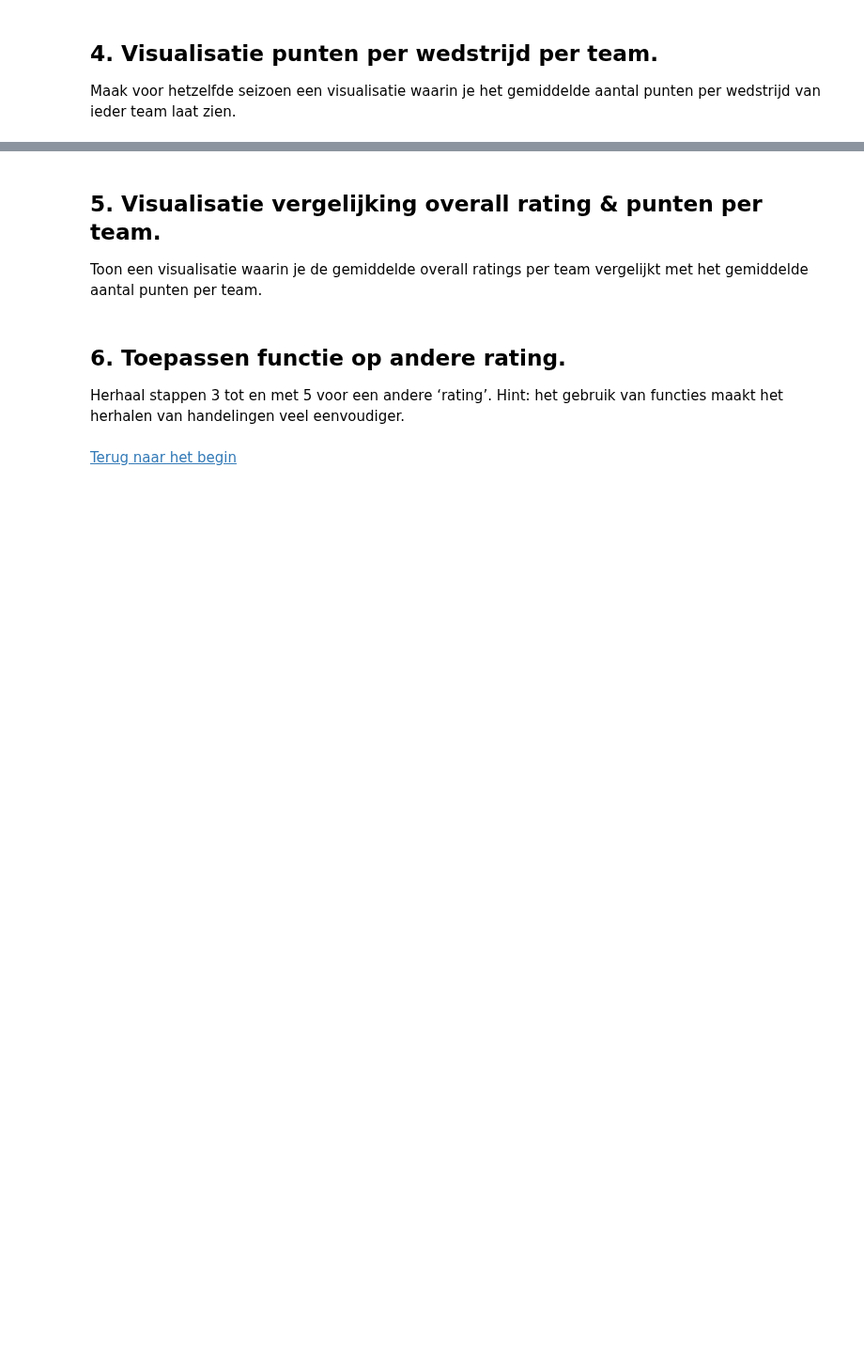
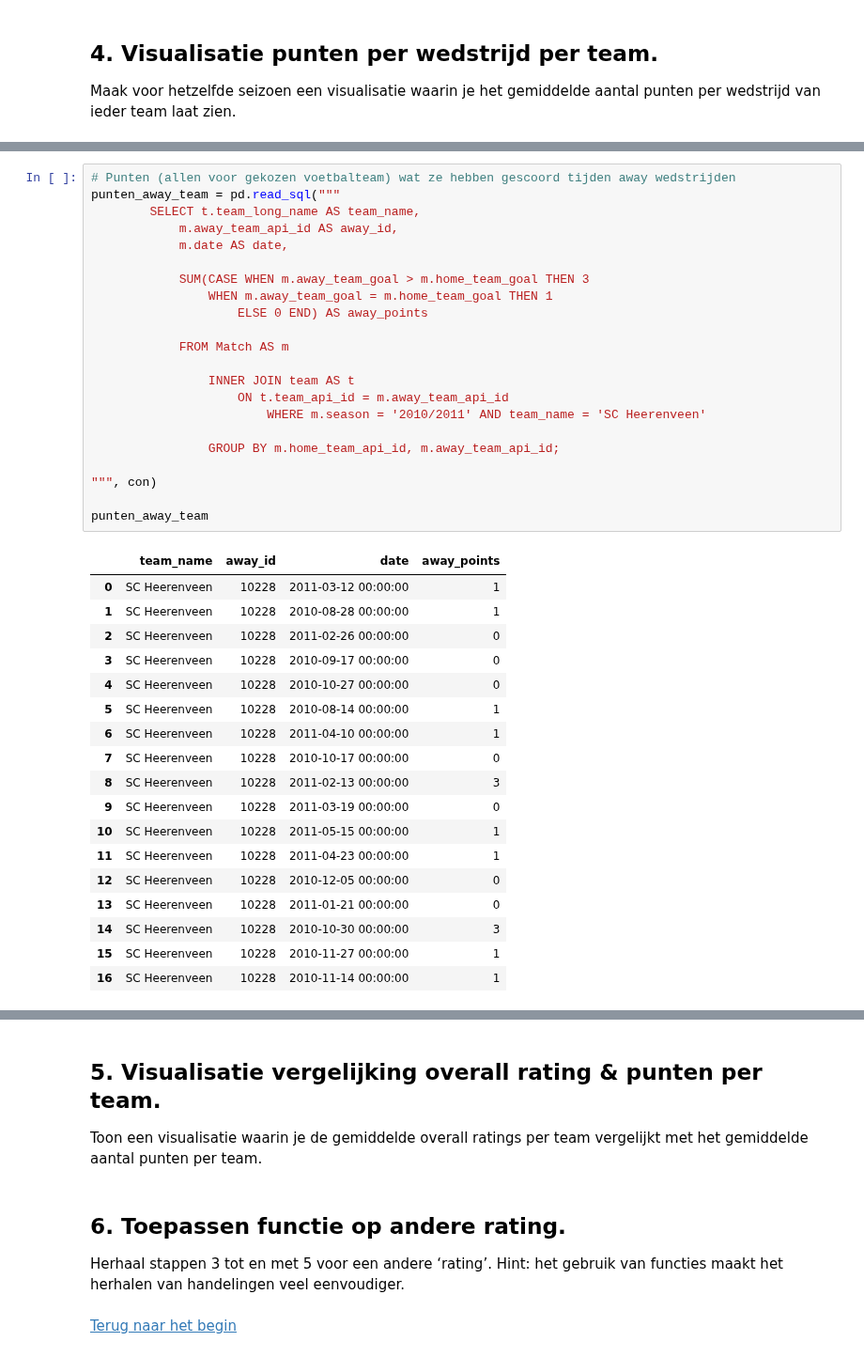
Before and after one commit to BartJeninga/2BDatalab, a Jupyter notebook: DataLab II Main v3.3.ipynb, the cells around one changed output, grey strips where cells are left out. Shown at 94% size. Drawn from its saved outputs; the diff is of its cells as text; blank space fills up the shorter version.

```diff
--- a/DataLab II Main v3.3.ipynb
+++ b/DataLab II Main v3.3.ipynb
@@ -844,0 +857,41 @@ Maak voor hetzelfde seizoen een visualisatie waarin je het gemiddelde aantal pun
+# %%
+# Punten (allen voor gekozen voetbalteam) wat ze hebben gescoord tijden away wedstrijden
+punten_away_team = pd.read_sql("""
+        SELECT t.team_long_name AS team_name,
+            m.away_team_api_id AS away_id,
+            m.date AS date,
+
+            SUM(CASE WHEN m.away_team_goal > m.home_team_goal THEN 3
+                WHEN m.away_team_goal = m.home_team_goal THEN 1
+                    ELSE 0 END) AS away_points
+
+            FROM Match AS m
+
+                INNER JOIN team AS t
+                    ON t.team_api_id = m.away_team_api_id
+                        WHERE m.season = '2010/2011' AND team_name = 'SC Heerenveen'
+
+                GROUP BY m.home_team_api_id, m.away_team_api_id;
+
+""", con)
+
+punten_away_team
+# %% [output]
+|  | team_name | away_id | date | away_points |
+| 0 | SC Heerenveen | 10228 | 2011-03-12 00:00:00 | 1 |
+| 1 | SC Heerenveen | 10228 | 2010-08-28 00:00:00 | 1 |
+| 2 | SC Heerenveen | 10228 | 2011-02-26 00:00:00 | 0 |
+| 3 | SC Heerenveen | 10228 | 2010-09-17 00:00:00 | 0 |
+| 4 | SC Heerenveen | 10228 | 2010-10-27 00:00:00 | 0 |
+| 5 | SC Heerenveen | 10228 | 2010-08-14 00:00:00 | 1 |
+| 6 | SC Heerenveen | 10228 | 2011-04-10 00:00:00 | 1 |
+| 7 | SC Heerenveen | 10228 | 2010-10-17 00:00:00 | 0 |
+| 8 | SC Heerenveen | 10228 | 2011-02-13 00:00:00 | 3 |
+| 9 | SC Heerenveen | 10228 | 2011-03-19 00:00:00 | 0 |
+| 10 | SC Heerenveen | 10228 | 2011-05-15 00:00:00 | 1 |
+| 11 | SC Heerenveen | 10228 | 2011-04-23 00:00:00 | 1 |
+| 12 | SC Heerenveen | 10228 | 2010-12-05 00:00:00 | 0 |
+| 13 | SC Heerenveen | 10228 | 2011-01-21 00:00:00 | 0 |
+| 14 | SC Heerenveen | 10228 | 2010-10-30 00:00:00 | 3 |
+| 15 | SC Heerenveen | 10228 | 2010-11-27 00:00:00 | 1 |
+| 16 | SC Heerenveen | 10228 | 2010-11-14 00:00:00 | 1 |
```
Also changed, not shown: parts of 12 cells of this notebook.
